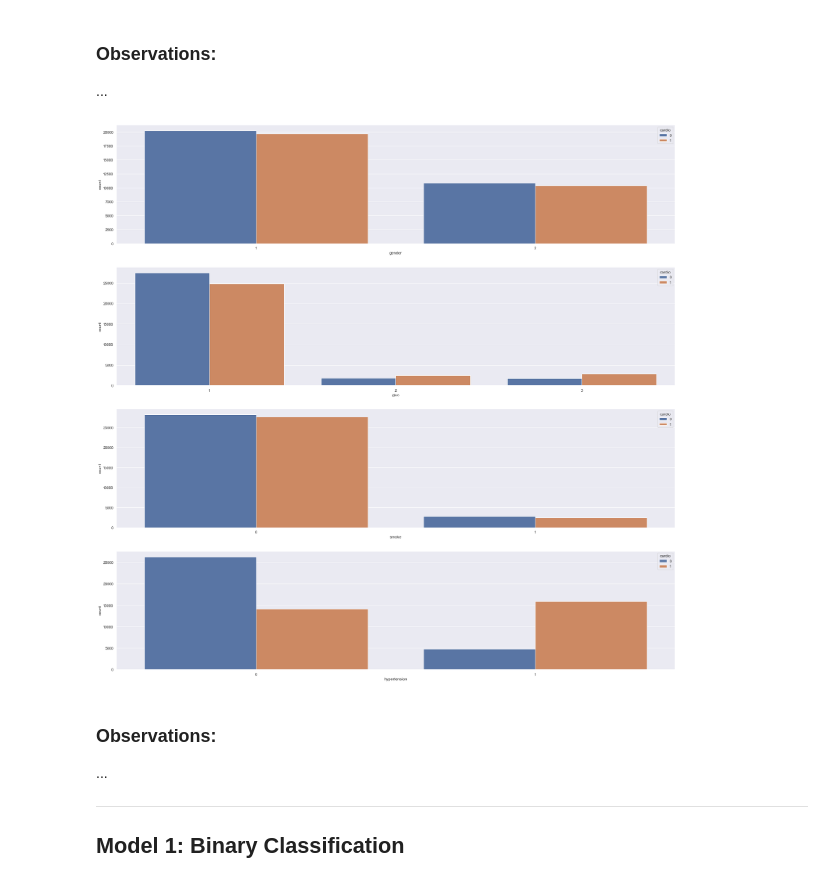
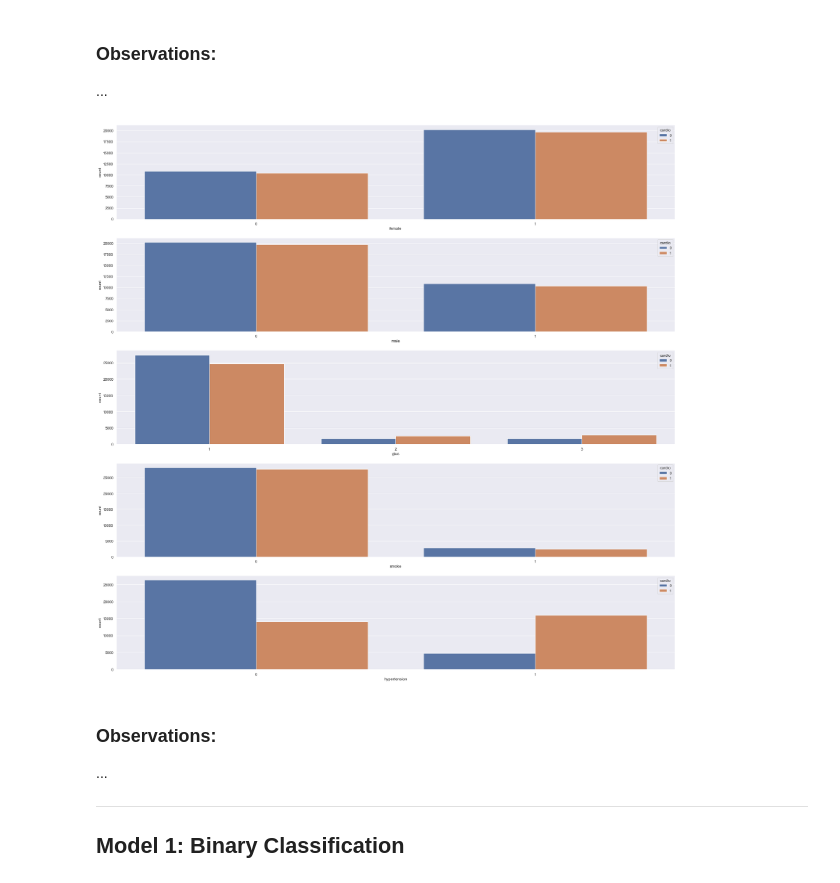
Before and after one commit to lldzlldz/Data-science-project, a Jupyter notebook: Initial_EDA.ipynb, the cells around one changed output. Saved outputs shown, nothing was run; the diff lists cells and outputs as text; code cells hidden in the pictures.

```diff
--- a/Initial_EDA.ipynb
+++ b/Initial_EDA.ipynb
@@ -262,12 +291,12 @@ for i,val in enumerate(["age", "bmi"]):
 ...
 # %%
 #Visualising the categorical variables with target variable
-f ,axes = plt.subplots(4, 1, figsize=(30, 30))
+f ,axes = plt.subplots(5, 1, figsize=(30, 30))
 
-for i,val in enumerate(["gender", "gluc", "smoke", "hypertension"]):
+for i,val in enumerate(["female", "male", "gluc", "smoke", "hypertension"]):
     sb.countplot(x=val, hue="cardio", data=data, ax=axes[i]);
 # %% [output]
-[figure, old version]
+[figure, new version]
 # %% [markdown]
 ### Observations:
 ...
```
Also changed, not shown: parts of 20 cells of this notebook, 1 other file.
